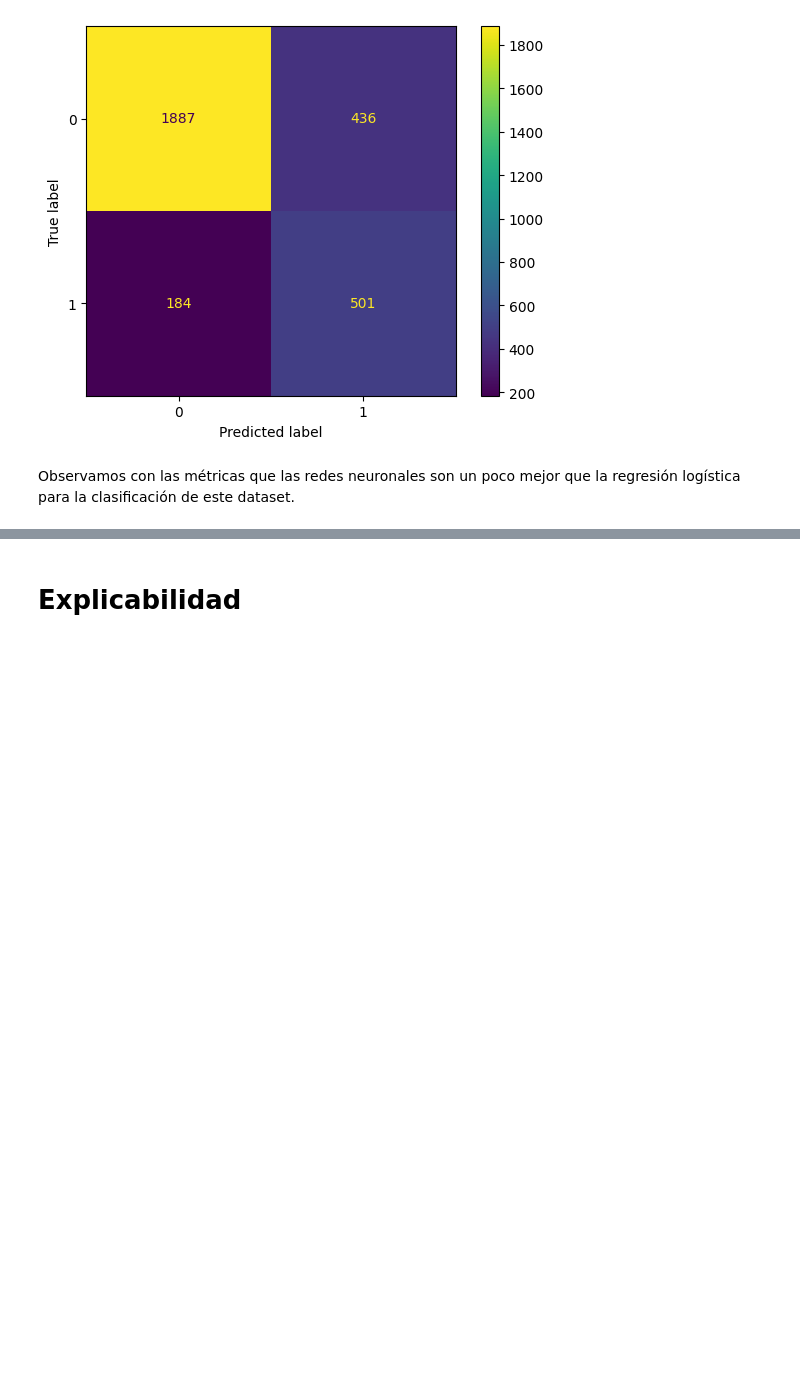
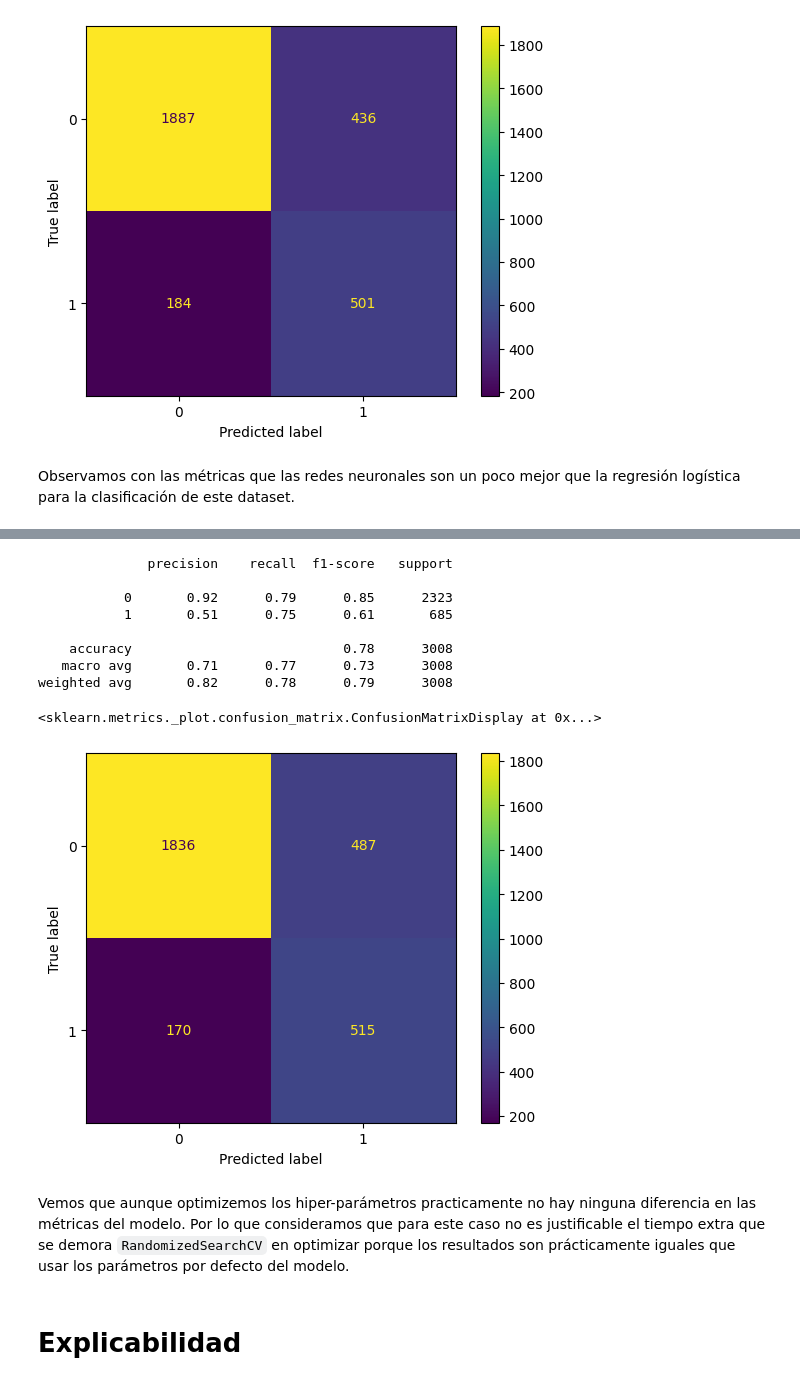
Before and after one commit to Isaiasgaray/aa_1, a Jupyter notebook: notebook_final.ipynb, the cells around one changed output, grey strips where cells are left out. Drawn from its saved outputs; the diff is of its cells as text; code cells hidden in the pictures; blank space fills up the shorter version.

```diff
--- a/notebook_final.ipynb
+++ b/notebook_final.ipynb
@@ -1327,3 +1361,23 @@ Observamos con las métricas que las redes neuronales son un poco mejor que la r
+# %%
+mejor_modelo_clas = opt_clas.best_estimator_
+# %%
+y_pred_clas = mejor_modelo_clas.predict(x_test_clas)
+
+print(classification_report(y_test_clas, y_pred_clas))
+ConfusionMatrixDisplay(confusion_matrix(y_test_clas, y_pred_clas)).plot()
+# %% [output]
+              precision    recall  f1-score   support
+
+           0       0.92      0.79      0.85      2323
+           1       0.51      0.75      0.61       685
+
+    accuracy                           0.78      3008
+   macro avg       0.71      0.77      0.73      3008
+weighted avg       0.82      0.78      0.79      3008
+<sklearn.metrics._plot.confusion_matrix.ConfusionMatrixDisplay at 0x...>
+[figure, added]
+# %% [markdown]
+Vemos que aunque optimizemos los hiper-parámetros practicamente no hay ninguna diferencia en las métricas del modelo. Por lo que consideramos que para este caso no es justificable el tiempo extra que se demora `RandomizedSearchCV` en optimizar porque los resultados son prácticamente iguales que usar los parámetros por defecto del modelo.
 # %% [markdown]
 # Explicabilidad
 # %% [markdown]
```
Also changed, not shown: parts of 12 cells of this notebook, 1 other file.
